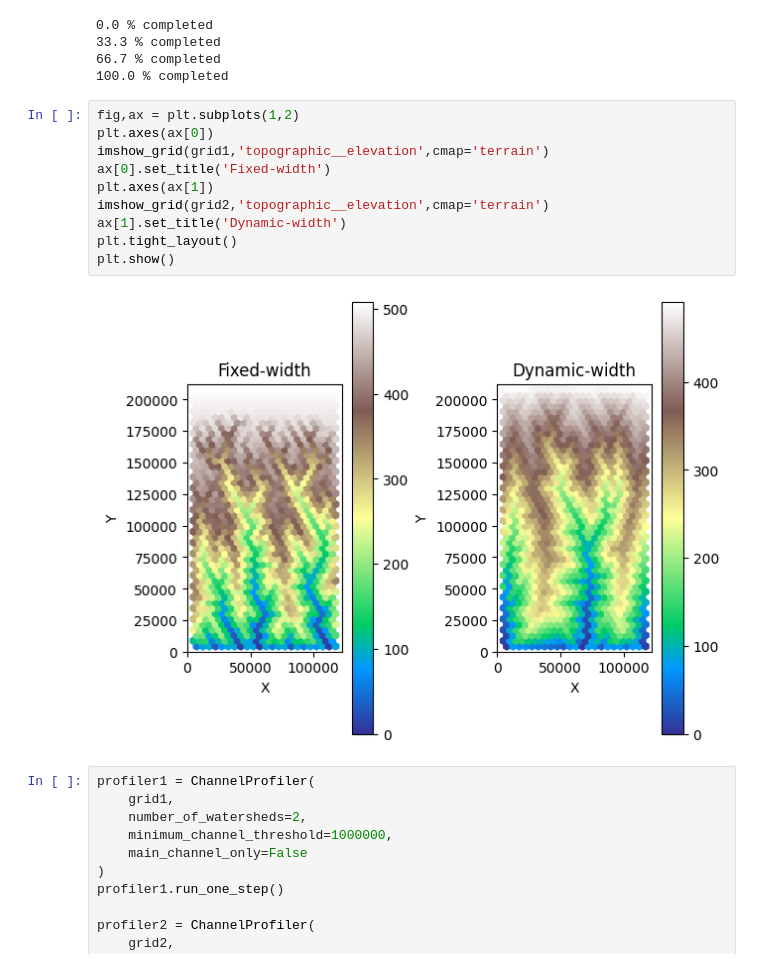
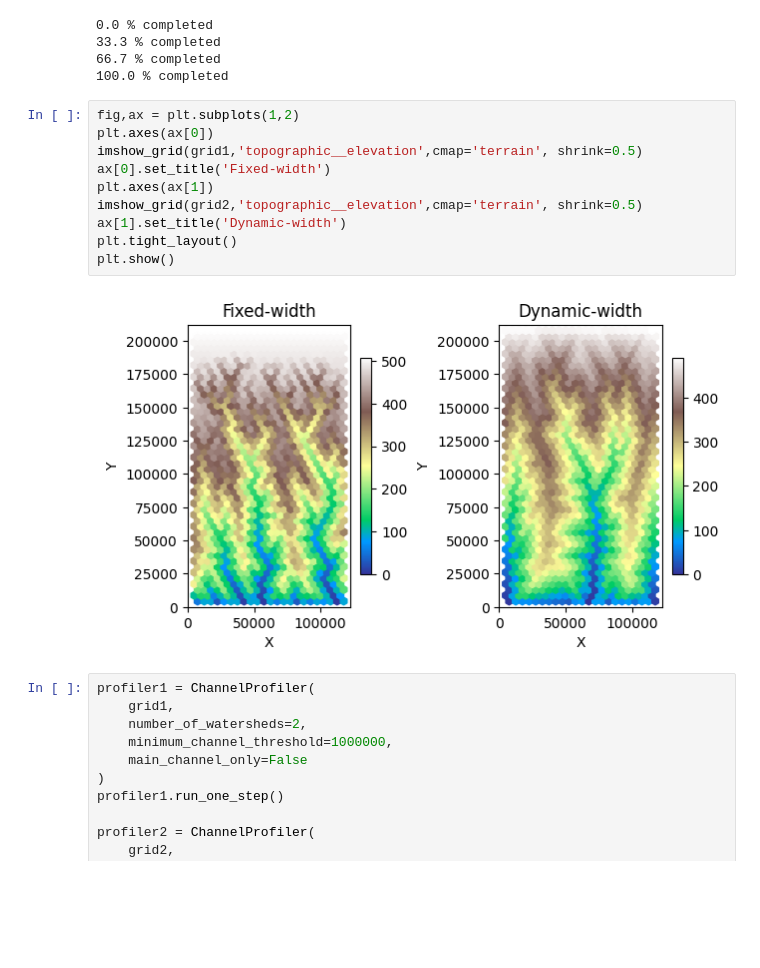
Before and after one commit to landlab/egbelem, a Jupyter notebook: EGBE_nb/EGBE_nb.ipynb, the cells around one changed output. Drawn from its saved outputs; the diff is of its cells as text; blank space fills up the shorter version.

```diff
--- a/EGBE_nb/EGBE_nb.ipynb
+++ b/EGBE_nb/EGBE_nb.ipynb
@@ -372,15 +372,15 @@ print(np.round((i/total_time)*100,1), '% completed')
 # %%
 fig,ax = plt.subplots(1,2)
 plt.axes(ax[0])
-imshow_grid(grid1,'topographic__elevation',cmap='terrain')
+imshow_grid(grid1,'topographic__elevation',cmap='terrain', shrink=0.5)
 ax[0].set_title('Fixed-width')
 plt.axes(ax[1])
-imshow_grid(grid2,'topographic__elevation',cmap='terrain')
+imshow_grid(grid2,'topographic__elevation',cmap='terrain', shrink=0.5)
 ax[1].set_title('Dynamic-width')
 plt.tight_layout()
 plt.show()
 # %% [output]
-[figure, old version]
+[figure, new version]
 # %%
 profiler1 = ChannelProfiler(
     grid1,
```
Also changed, not shown: parts of 1 cell of this notebook, 3 other files.
